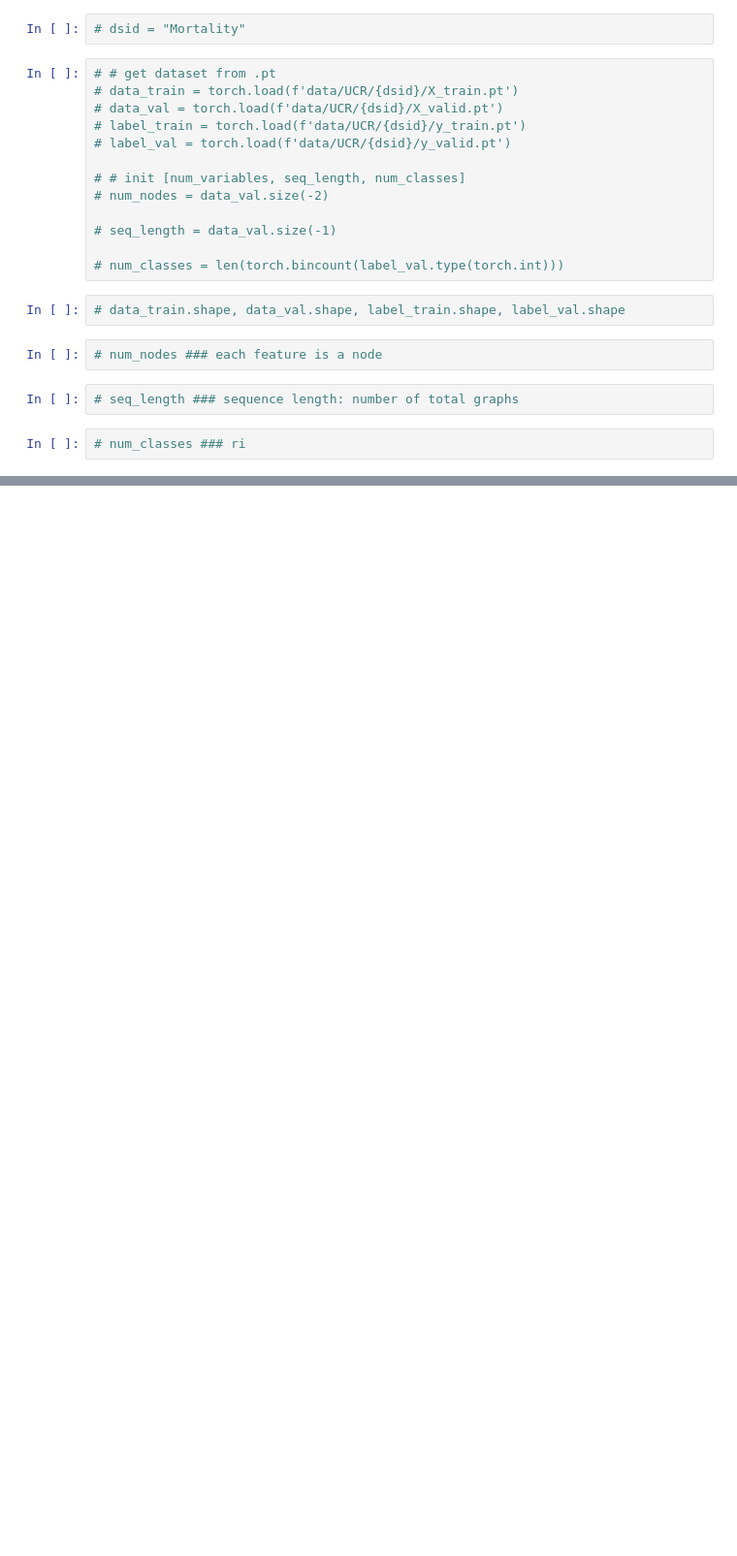
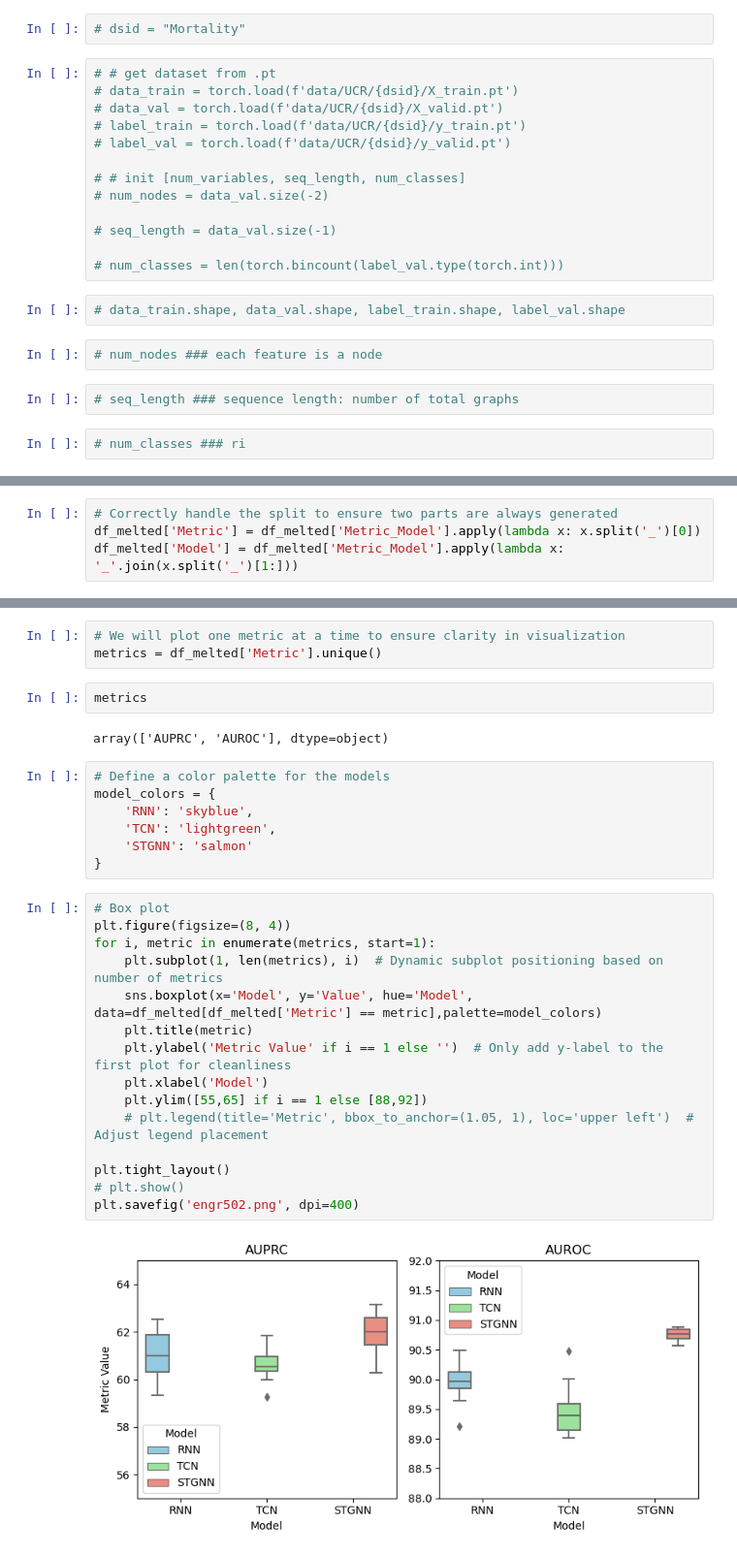
Before and after one commit to xinformatics/TodyNet, a Jupyter notebook: temp.ipynb, the cells around one changed output, grey strips where cells are left out. Shown at 97% size. Cells and saved outputs as stored; diff of their text form; blank space fills up the shorter version.

```diff
--- a/temp.ipynb
+++ b/temp.ipynb
@@ -23,0 +107,4 @@
+# %%
+# Correctly handle the split to ensure two parts are always generated
+df_melted['Metric'] = df_melted['Metric_Model'].apply(lambda x: x.split('_')[0])
+df_melted['Model'] = df_melted['Metric_Model'].apply(lambda x: '_'.join(x.split('_')[1:]))
@@ -23,0 +131,31 @@
+# %%
+# We will plot one metric at a time to ensure clarity in visualization
+metrics = df_melted['Metric'].unique()
+# %%
+metrics
+# %% [output]
+array(['AUPRC', 'AUROC'], dtype=object)
+# %%
+# Define a color palette for the models
+model_colors = {
+    'RNN': 'skyblue',
+    'TCN': 'lightgreen',
+    'STGNN': 'salmon'
+}
+# %%
+# Box plot
+plt.figure(figsize=(8, 4))
+for i, metric in enumerate(metrics, start=1):
+    plt.subplot(1, len(metrics), i)  # Dynamic subplot positioning based on number of metrics
+    sns.boxplot(x='Model', y='Value', hue='Model', data=df_melted[df_melted['Metric'] == metric],palette=model_colors)
+    plt.title(metric)
+    plt.ylabel('Metric Value' if i == 1 else '')  # Only add y-label to the first plot for cleanliness
+    plt.xlabel('Model')
+    plt.ylim([55,65] if i == 1 else [88,92])
+    # plt.legend(title='Metric', bbox_to_anchor=(1.05, 1), loc='upper left')  # Adjust legend placement
+
+plt.tight_layout()
+# plt.show()
+plt.savefig('engr502.png', dpi=400)
+# %% [output]
+[figure, added]
```
Also changed, not shown: parts of 7 cells of this notebook, 30 other files.
